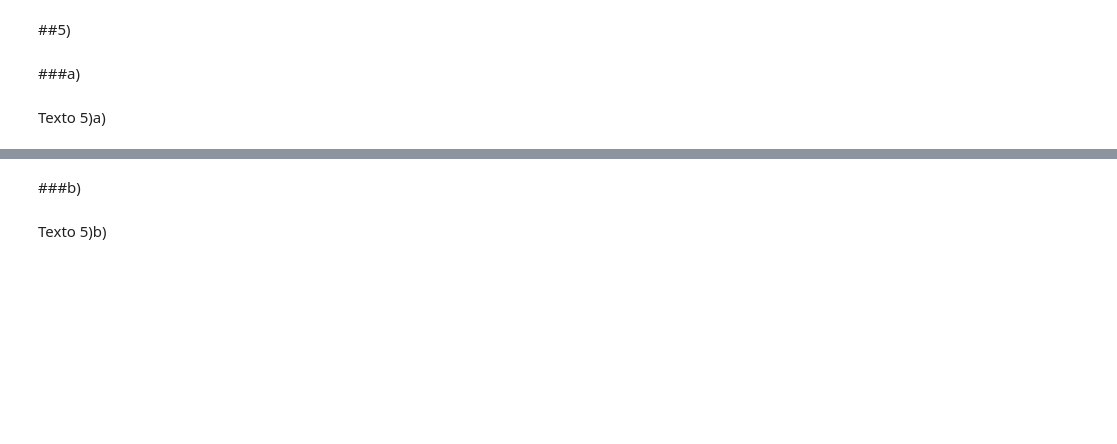
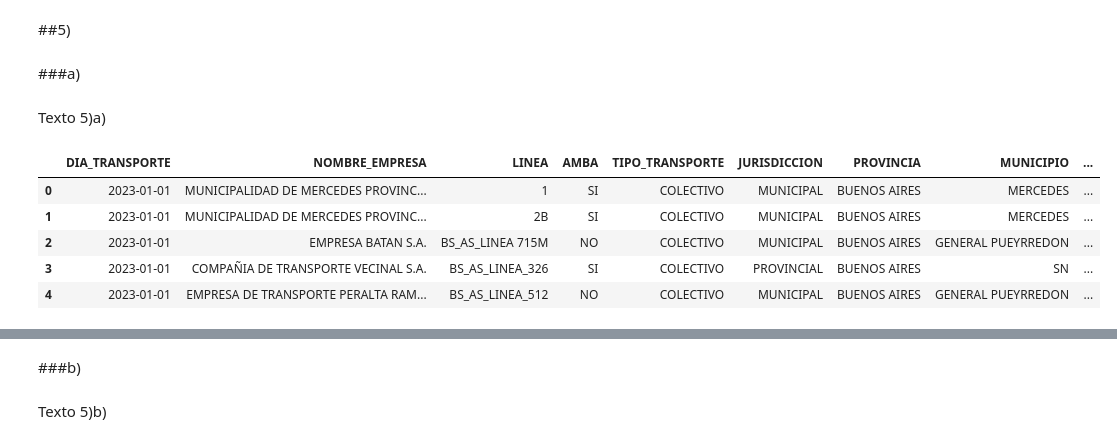
Before and after one commit to SrRenho/LDD-TP1, a Jupyter notebook: TP1.ipynb, the cells around one changed output, grey strips where cells are left out. Drawn from its saved outputs; the diff is of its cells as text; code cells hidden in the pictures; blank space fills up the shorter version.

```diff
--- a/TP1.ipynb
+++ b/TP1.ipynb
@@ -34,8 +35,10 @@ Mounted at /content/drive
 #@title Usando Jupyter
 
 sube_2023_file_path = '../LDD-TP1/sube-2023.csv'
+sube_2023_regresion_file_path = '../LDD-TP1/sube-2023-regresion.csv'
 # %%
 SUBE_2023 = pd.read_csv(sube_2023_file_path)
+SUBE_2023_regresion = pd.read_csv(sube_2023_regresion_file_path)
 # %% [markdown]
 #Procesamiento de Datos
 # %% [markdown]
@@ -90,3 +93,12 @@ Texto 4)
 ###a)
 # %% [markdown]
 Texto 5)a)
+# %%
+SUBE_2023_regresion.head()
+# %% [output]
+|  | DIA_TRANSPORTE | NOMBRE_EMPRESA | LINEA | AMBA | TIPO_TRANSPORTE | JURISDICCION | PROVINCIA | MUNICIPIO | ... |
+| 0 | 2023-01-01 | MUNICIPALIDAD DE MERCEDES PROVINC... | 1 | SI | COLECTIVO | MUNICIPAL | BUENOS AIRES | MERCEDES | ... |
+| 1 | 2023-01-01 | MUNICIPALIDAD DE MERCEDES PROVINC... | 2B | SI | COLECTIVO | MUNICIPAL | BUENOS AIRES | MERCEDES | ... |
+| 2 | 2023-01-01 | EMPRESA BATAN S.A. | BS_AS_LINEA 715M | NO | COLECTIVO | MUNICIPAL | BUENOS AIRES | GENERAL PUEYRREDON | ... |
+| 3 | 2023-01-01 | COMPAÑIA DE TRANSPORTE VECINAL S.A. | BS_AS_LINEA_326 | SI | COLECTIVO | PROVINCIAL | BUENOS AIRES | SN | ... |
+| 4 | 2023-01-01 | EMPRESA DE TRANSPORTE PERALTA RAM... | BS_AS_LINEA_512 | NO | COLECTIVO | MUNICIPAL | BUENOS AIRES | GENERAL PUEYRREDON | ... |
```
Also changed, not shown: parts of 5 cells of this notebook.
